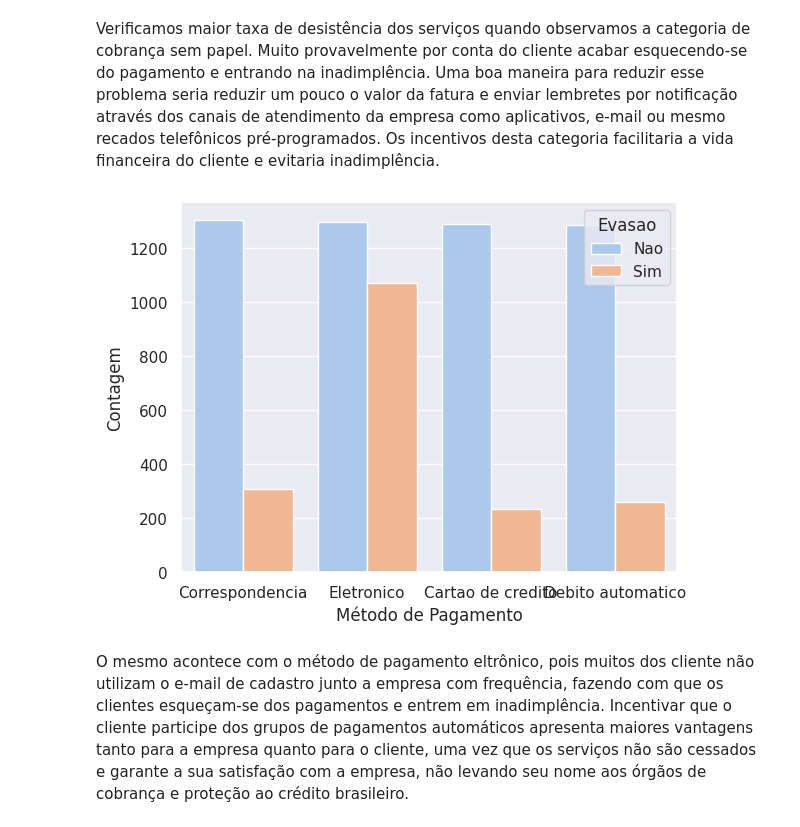
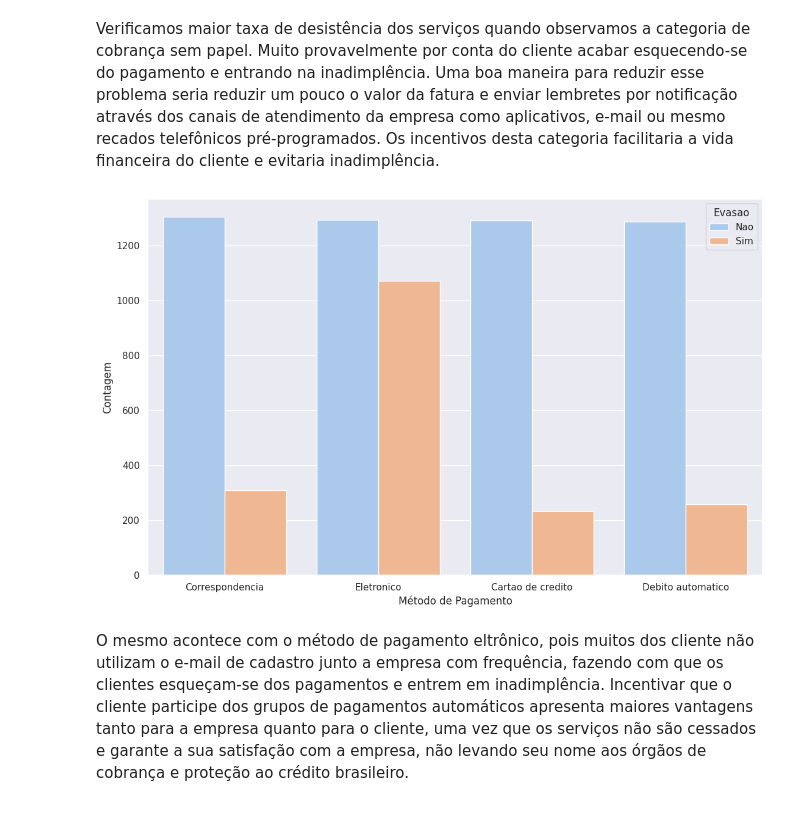
Before and after one commit to askot19/Portfolio, a Jupyter notebook: Churn Prediction/2 - Análise de Dados/2 - Análise de Dados.ipynb, the cells around one changed output. Drawn from its saved outputs; the diff is of its cells as text; code cells hidden in the pictures.

```diff
--- a/Churn Prediction/2 - Análise de Dados/2 - Análise de Dados.ipynb
+++ b/Churn Prediction/2 - Análise de Dados/2 - Análise de Dados.ipynb
@@ -257,10 +257,10 @@ Verificamos maior taxa de desistência dos serviços quando observamos a categor
 # %%
 #Conferindo a influência do Método de Pagamento
 ax = sns.countplot(data = dados, x = 'MetododePagamento', hue = 'Evasao')
 ax.set(xlabel = 'Método de Pagamento', ylabel = 'Contagem')
-sns.set(rc = {'figure.figsize':(9, 4)})
+sns.set(rc = {'figure.figsize':(13, 8)})
 # %% [output]
-[figure, old version]
+[figure, new version]
 # %% [markdown]
 O mesmo acontece com o método de pagamento eltrônico, pois muitos dos cliente não utilizam o e-mail de cadastro junto a empresa com frequência, fazendo com que os clientes esqueçam-se dos pagamentos e entrem em inadimplência. Incentivar que o cliente participe dos grupos de pagamentos automáticos apresenta maiores vantagens tanto para a empresa quanto para o cliente, uma vez que os serviços não são cessados e garante a sua satisfação com a empresa, não levando seu nome aos órgãos de cobrança e proteção ao crédito brasileiro.
 # %%
```
Also changed, not shown: parts of 20 cells of this notebook.
